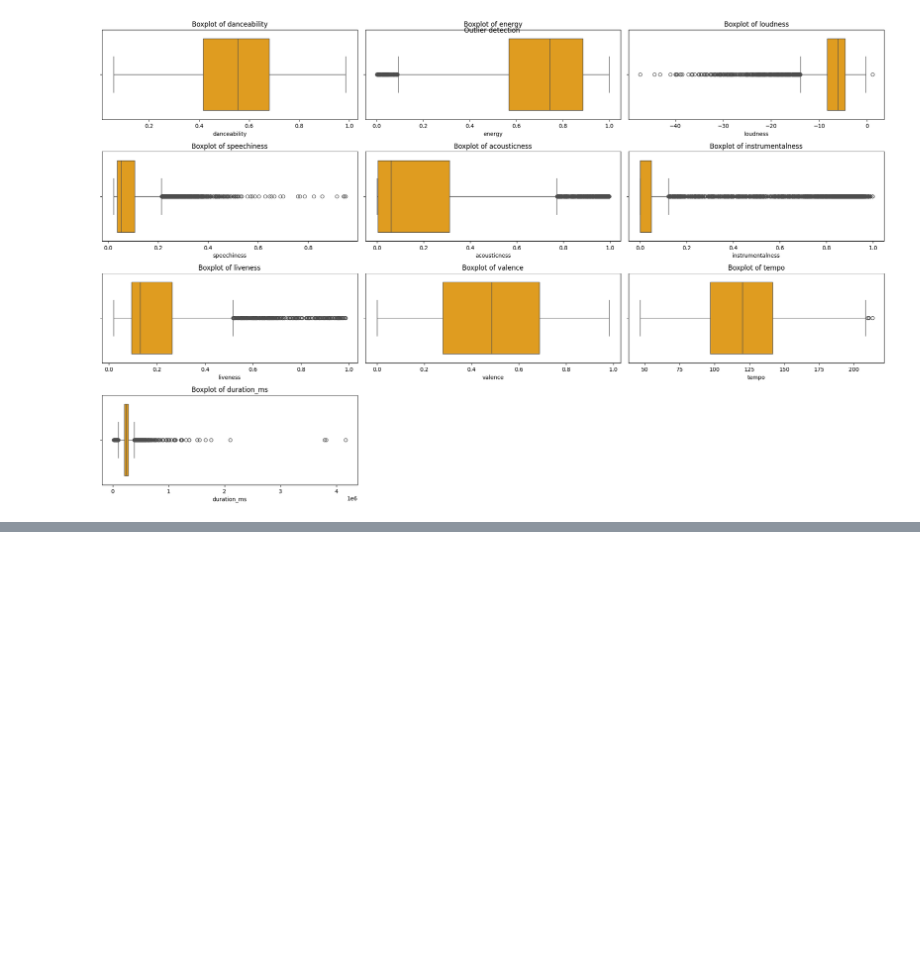
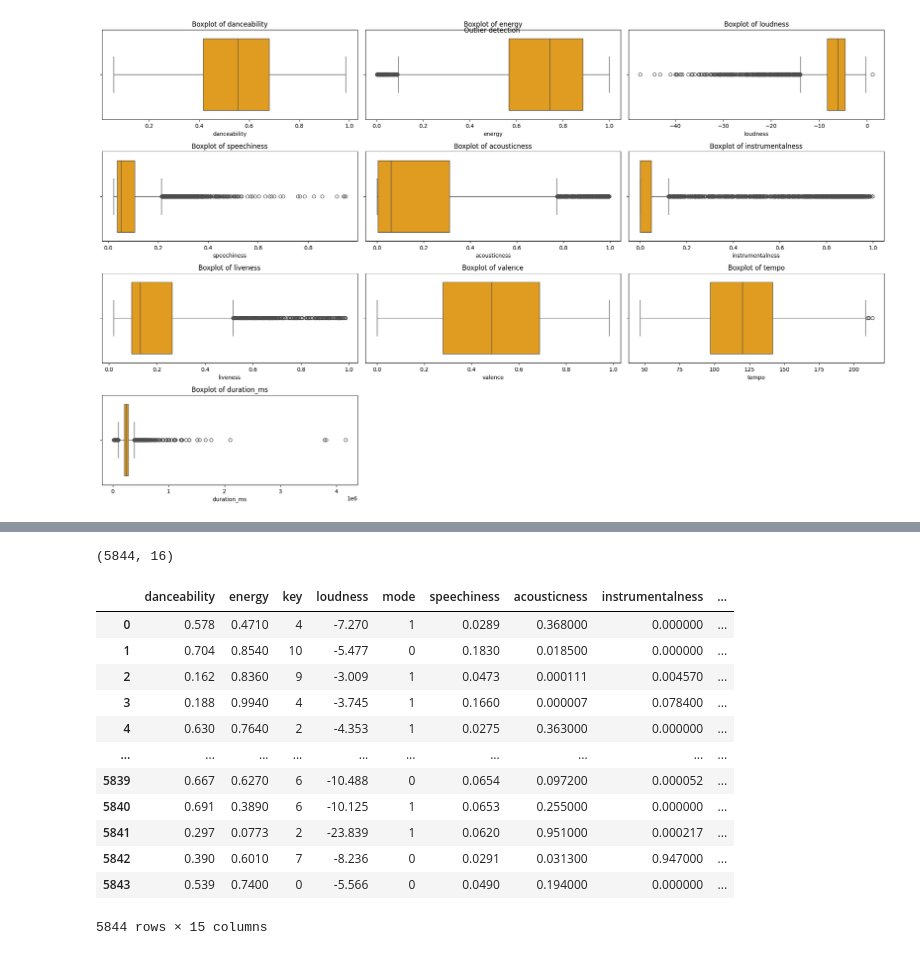
Before and after one commit to Ramadas7/Spotify-Hit-Predictor, a Jupyter notebook: notebook/spotify_hit_prediction.ipynb, the cells around one changed output, grey strips where cells are left out. Drawn from its saved outputs; the diff is of its cells as text; code cells hidden in the pictures; blank space fills up the shorter version.

```diff
--- a/notebook/spotify_hit_prediction.ipynb
+++ b/notebook/spotify_hit_prediction.ipynb
@@ -287,0 +299,4 @@ plt.show()
+# %%
+from sklearn.preprocessing import StandardScaler
+
+df_clean=pd.read_csv("C:\\Users\\kotip\\Desktop\\Spotify_Hit _Prediction\\data\\df_cleaned.csv")
@@ -287,0 +332,23 @@ plt.show()
+# %%
+print(df_clean.shape)
+# %% [output]
+(5844, 16)
+# %%
+x=df_clean.drop(columns=['target'])
+y=df_clean['target']
+# %%
+x
+# %% [output]
+|  | danceability | energy | key | loudness | mode | speechiness | acousticness | instrumentalness | ... |
+| 0 | 0.578 | 0.4710 | 4 | -7.270 | 1 | 0.0289 | 0.368000 | 0.000000 | ... |
+| 1 | 0.704 | 0.8540 | 10 | -5.477 | 0 | 0.1830 | 0.018500 | 0.000000 | ... |
+| 2 | 0.162 | 0.8360 | 9 | -3.009 | 1 | 0.0473 | 0.000111 | 0.004570 | ... |
+| 3 | 0.188 | 0.9940 | 4 | -3.745 | 1 | 0.1660 | 0.000007 | 0.078400 | ... |
+| 4 | 0.630 | 0.7640 | 2 | -4.353 | 1 | 0.0275 | 0.363000 | 0.000000 | ... |
+| ... | ... | ... | ... | ... | ... | ... | ... | ... | ... |
+| 5839 | 0.667 | 0.6270 | 6 | -10.488 | 0 | 0.0654 | 0.097200 | 0.000052 | ... |
+| 5840 | 0.691 | 0.3890 | 6 | -10.125 | 1 | 0.0653 | 0.255000 | 0.000000 | ... |
+| 5841 | 0.297 | 0.0773 | 2 | -23.839 | 1 | 0.0620 | 0.951000 | 0.000217 | ... |
+| 5842 | 0.390 | 0.6010 | 7 | -8.236 | 0 | 0.0291 | 0.031300 | 0.947000 | ... |
+| 5843 | 0.539 | 0.7400 | 0 | -5.566 | 0 | 0.0490 | 0.194000 | 0.000000 | ... |
+5844 rows × 15 columns
```
Also changed, not shown: parts of 16 cells of this notebook, 1 other file.
